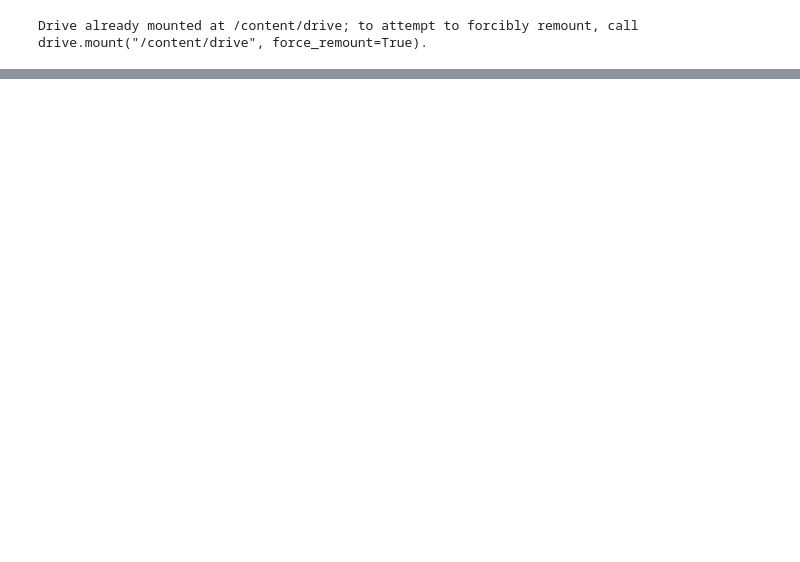
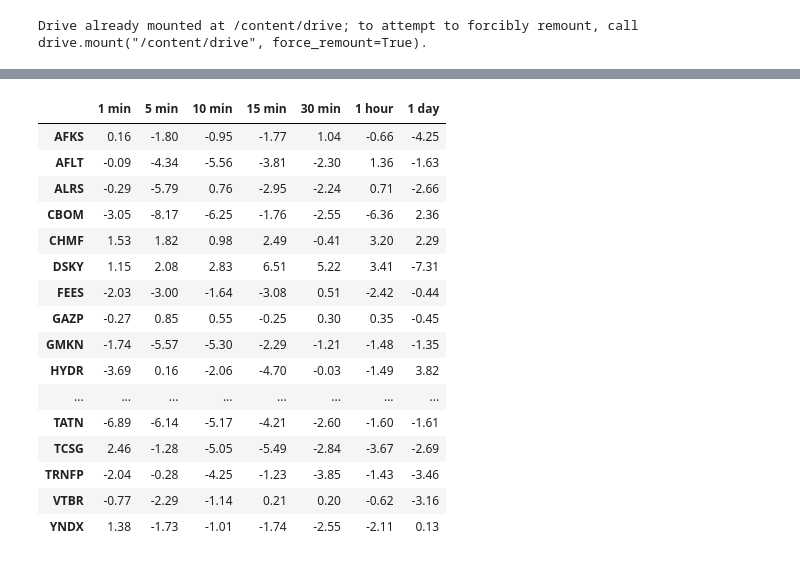
Before and after one commit to BorisenkoGeorgy/Disser_news_stocks, a Jupyter notebook: notebooks/BaselineModels.ipynb, the cells around one changed output, grey strips where cells are left out. Drawn from its saved outputs; the diff is of its cells as text; code cells hidden in the pictures; blank space fills up the shorter version.

```diff
--- a/notebooks/BaselineModels.ipynb
+++ b/notebooks/BaselineModels.ipynb
@@ -559,0 +539,24 @@ evaluate(model, val_texts, val_target, train_target)
+# %%
+loggs = pd.read_csv('/content/drive/MyDrive/Диссертация/tg_loggs/loggs_tg_boosting_bin.csv', index_col=0)
+# %%
+effects_tg_boosting_cv = get_effects_bin(tg_train, tg_test, loggs)
+# %%
+effects_tg_boosting_cv.sort_index().style.applymap(_color_red_or_green).format(precision=2)
+# %% [output]
+|  | 1 min | 5 min | 10 min | 15 min | 30 min | 1 hour | 1 day |
+| AFKS | 0.16 | -1.80 | -0.95 | -1.77 | 1.04 | -0.66 | -4.25 |
+| AFLT | -0.09 | -4.34 | -5.56 | -3.81 | -2.30 | 1.36 | -1.63 |
+| ALRS | -0.29 | -5.79 | 0.76 | -2.95 | -2.24 | 0.71 | -2.66 |
+| CBOM | -3.05 | -8.17 | -6.25 | -1.76 | -2.55 | -6.36 | 2.36 |
+| CHMF | 1.53 | 1.82 | 0.98 | 2.49 | -0.41 | 3.20 | 2.29 |
+| DSKY | 1.15 | 2.08 | 2.83 | 6.51 | 5.22 | 3.41 | -7.31 |
+| FEES | -2.03 | -3.00 | -1.64 | -3.08 | 0.51 | -2.42 | -0.44 |
+| GAZP | -0.27 | 0.85 | 0.55 | -0.25 | 0.30 | 0.35 | -0.45 |
+| GMKN | -1.74 | -5.57 | -5.30 | -2.29 | -1.21 | -1.48 | -1.35 |
+| HYDR | -3.69 | 0.16 | -2.06 | -4.70 | -0.03 | -1.49 | 3.82 |
+| ... | ... | ... | ... | ... | ... | ... | ... |
+| TATN | -6.89 | -6.14 | -5.17 | -4.21 | -2.60 | -1.60 | -1.61 |
+| TCSG | 2.46 | -1.28 | -5.05 | -5.49 | -2.84 | -3.67 | -2.69 |
+| TRNFP | -2.04 | -0.28 | -4.25 | -1.23 | -3.85 | -1.43 | -3.46 |
+| VTBR | -0.77 | -2.29 | -1.14 | 0.21 | 0.20 | -0.62 | -3.16 |
+| YNDX | 1.38 | -1.73 | -1.01 | -1.74 | -2.55 | -2.11 | 0.13 |
```
Also changed, not shown: parts of 152 cells of this notebook, 2 other files.
